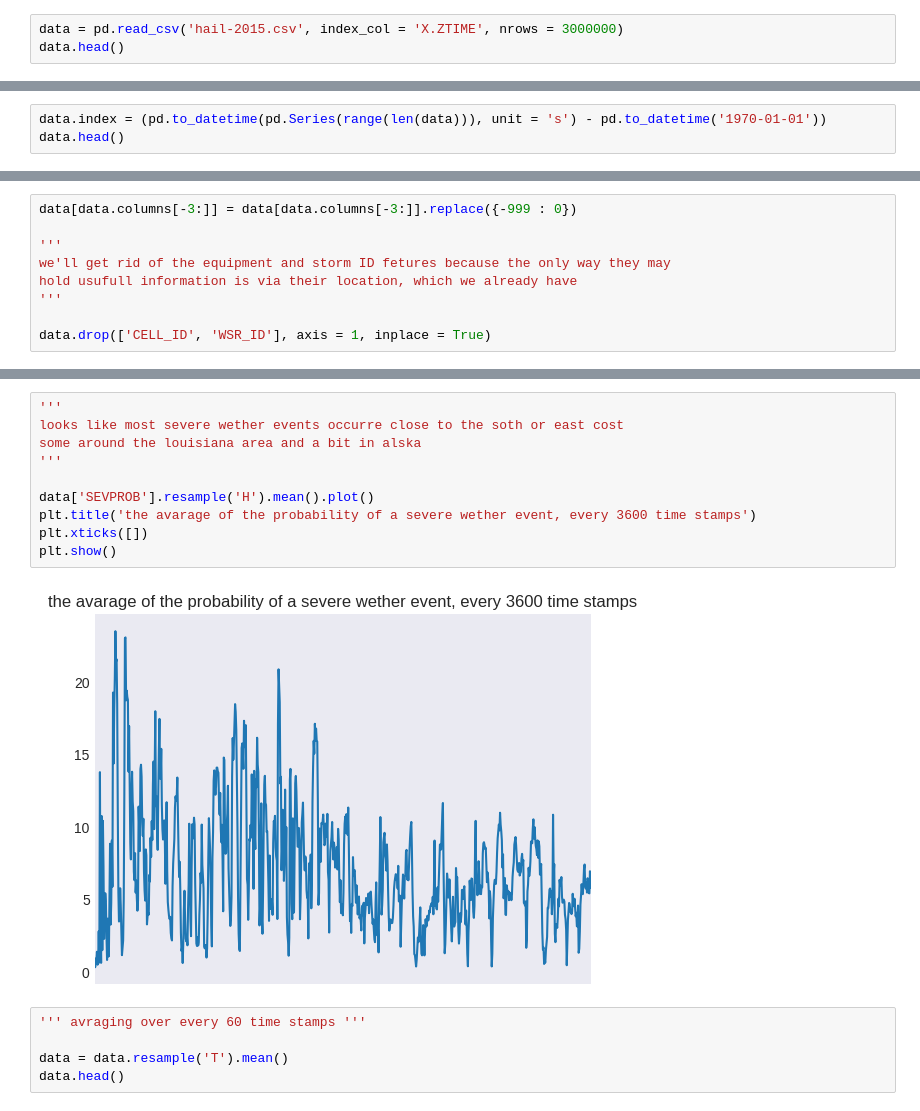
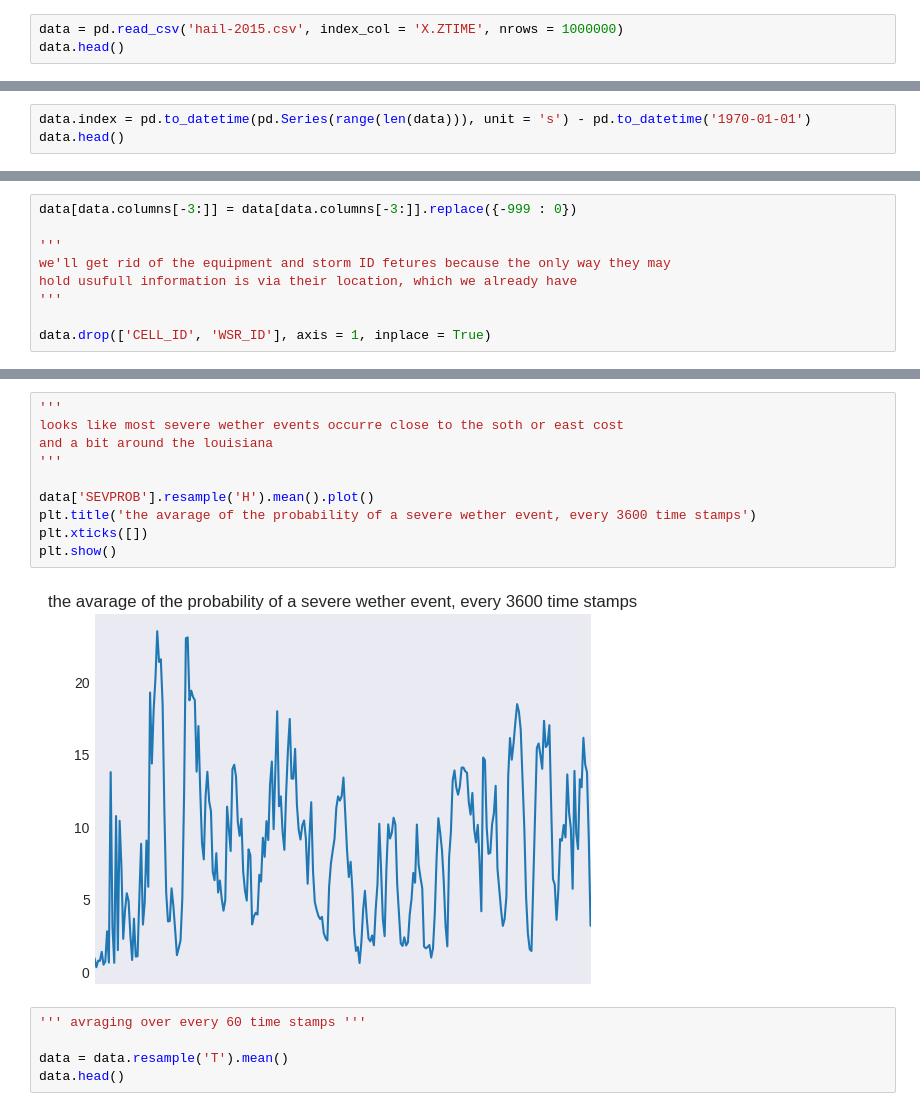
Before and after one commit to Israel0545488592/Regression, a Jupyter notebook: reression.ipynb, the cells around one changed output, grey strips where cells are left out. Cells and saved outputs as stored; diff of their text form.

```diff
--- a/reression.ipynb
+++ b/reression.ipynb
@@ -18,7 +17,7 @@ import xgboost as xg
 
 from sklearn import metrics
 # %%
-data = pd.read_csv('hail-2015.csv', index_col = 'X.ZTIME', nrows = 3000000)
+data = pd.read_csv('hail-2015.csv', index_col = 'X.ZTIME', nrows = 1000000)
 data.head()
 # %% [output]
 |  | LON | LAT | WSR_ID | CELL_ID | RANGE | AZIMUTH | SEVPROB | PROB | MAXSIZE |
@@ -35,5 +34,5 @@ data.shape
 # %%
-data.index = (pd.to_datetime(pd.Series(range(len(data))), unit = 's') - pd.to_datetime('1970-01-01'))
+data.index = pd.to_datetime(pd.Series(range(len(data))), unit = 's') - pd.to_datetime('1970-01-01')
 data.head()
 # %% [output]
 |  | LON | LAT | WSR_ID | CELL_ID | RANGE | AZIMUTH | SEVPROB | PROB | MAXSIZE |
@@ -71,15 +70,15 @@ plt.show()
 # %%
 '''
 looks like most severe wether events occurre close to the soth or east cost
-some around the louisiana area and a bit in alska
+and a bit around the louisiana
 '''
 
 data['SEVPROB'].resample('H').mean().plot()
 plt.title('the avarage of the probability of a severe wether event, every 3600 time stamps')
 plt.xticks([])
 plt.show()
 # %% [output]
-[figure, old version]
+[figure, new version]
 # %%
 ''' avraging over every 60 time stamps '''
 
```
Also changed, not shown: parts of 17 cells of this notebook.
